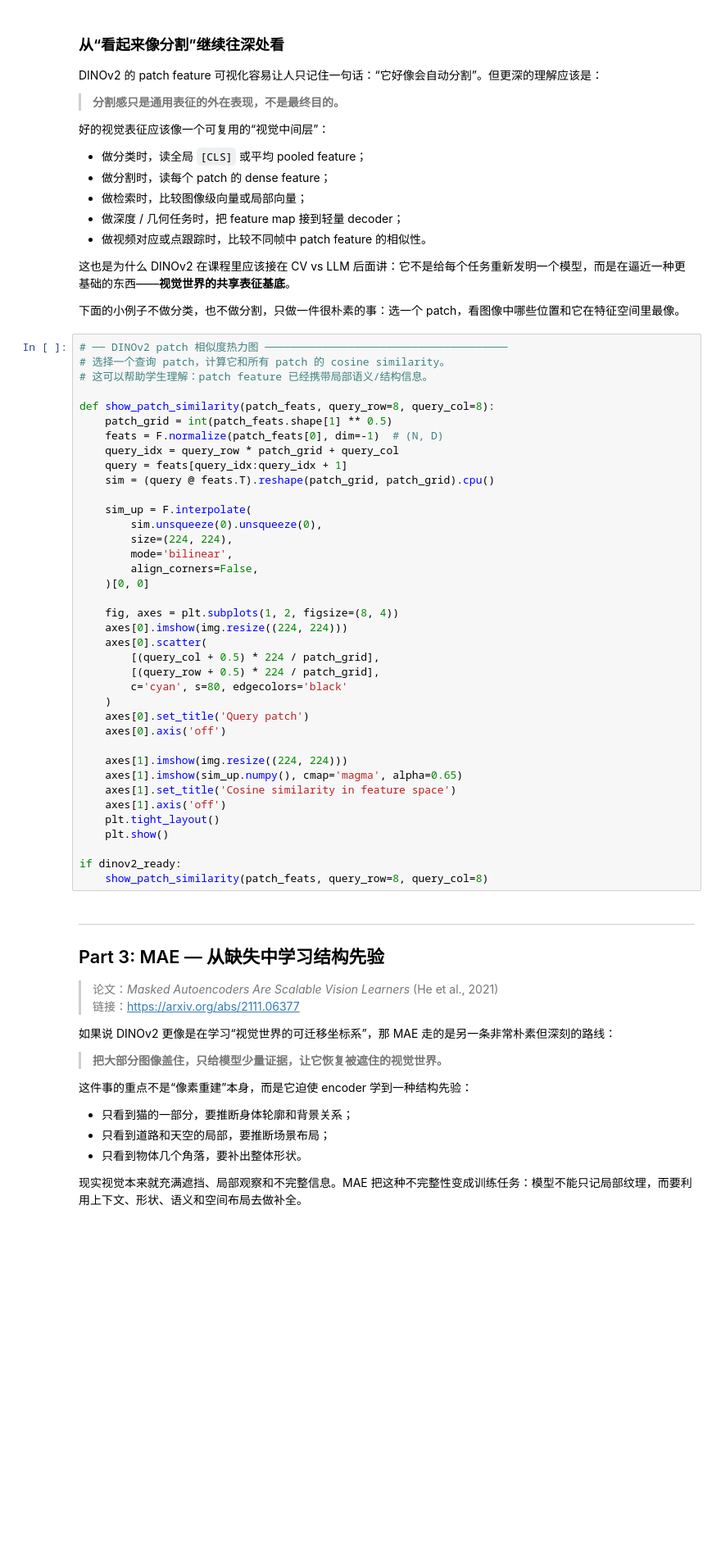
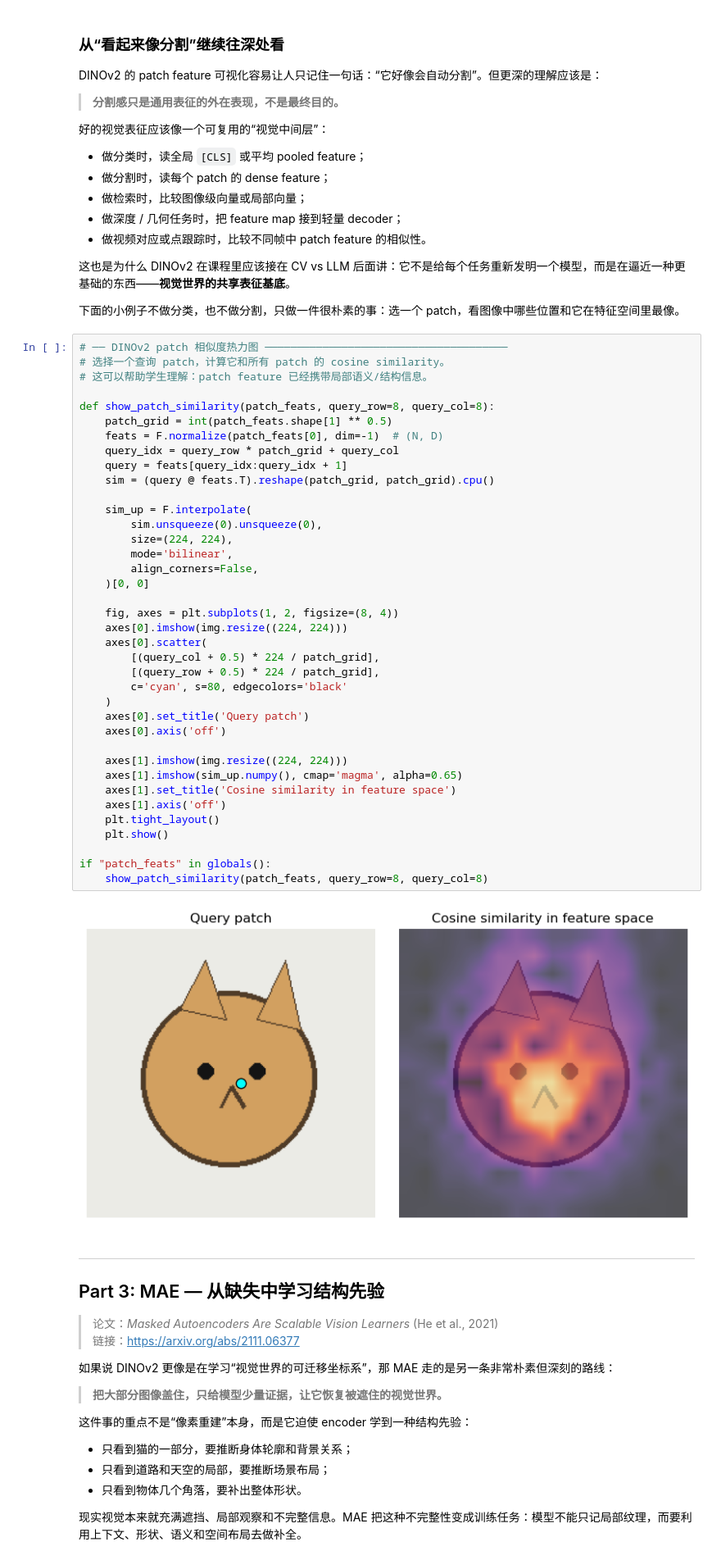
Before and after one commit to SII-mluyuan/deeplearning, a Jupyter notebook: class3/content.ipynb, the cells around one changed output. Shown at 82% size. Saved outputs shown, nothing was run; the diff lists cells and outputs as text; blank space fills up the shorter version.

```diff
--- a/class3/content.ipynb
+++ b/class3/content.ipynb
@@ -486,34 +500,36 @@ def show_patch_similarity(patch_feats, query_row=8, query_col=8):
     feats = F.normalize(patch_feats[0], dim=-1)  # (N, D)
     query_idx = query_row * patch_grid + query_col
     query = feats[query_idx:query_idx + 1]
     sim = (query @ feats.T).reshape(patch_grid, patch_grid).cpu()
 
     sim_up = F.interpolate(
         sim.unsqueeze(0).unsqueeze(0),
         size=(224, 224),
         mode='bilinear',
         align_corners=False,
     )[0, 0]
 
     fig, axes = plt.subplots(1, 2, figsize=(8, 4))
     axes[0].imshow(img.resize((224, 224)))
     axes[0].scatter(
         [(query_col + 0.5) * 224 / patch_grid],
         [(query_row + 0.5) * 224 / patch_grid],
         c='cyan', s=80, edgecolors='black'
     )
     axes[0].set_title('Query patch')
     axes[0].axis('off')
 
     axes[1].imshow(img.resize((224, 224)))
     axes[1].imshow(sim_up.numpy(), cmap='magma', alpha=0.65)
     axes[1].set_title('Cosine similarity in feature space')
     axes[1].axis('off')
     plt.tight_layout()
     plt.show()
 
-if dinov2_ready:
+if "patch_feats" in globals():
     show_patch_similarity(patch_feats, query_row=8, query_col=8)
+# %% [output]
+[figure, added]
 # %% [markdown]
 ---
 ## Part 3: MAE — 从缺失中学习结构先验
```
Also changed, not shown: parts of 5 cells of this notebook, 1 other file.
